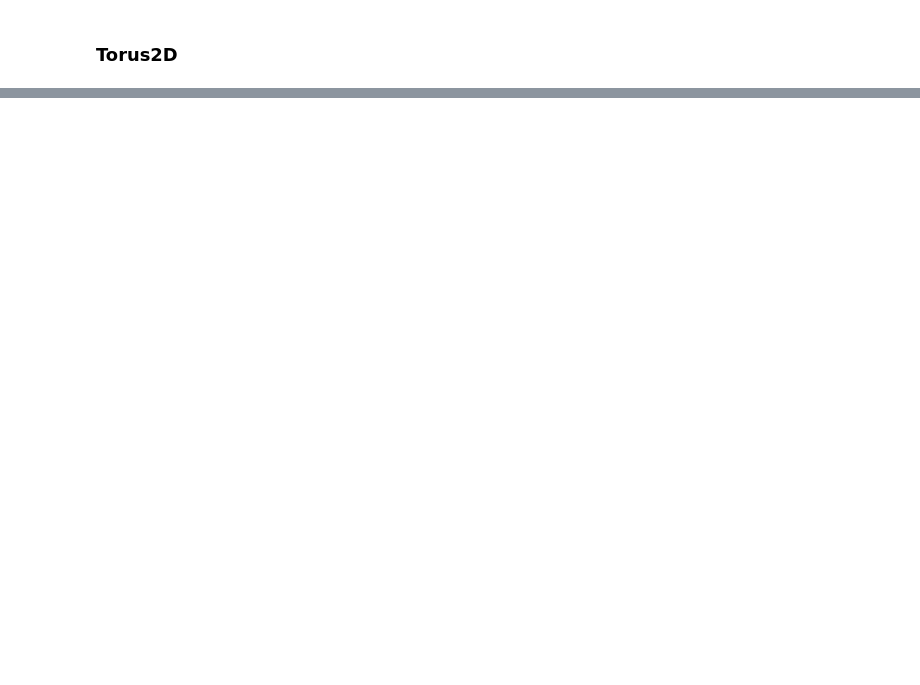
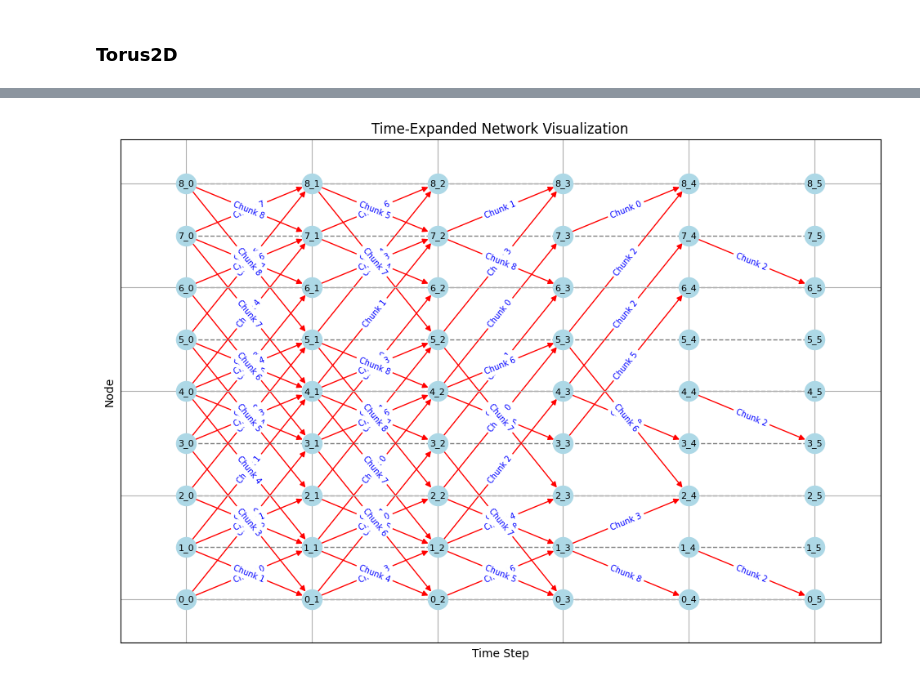
Before and after one commit to manishdash123/APEX_HML_Project, a Jupyter notebook: visualizer.ipynb, the cells around one changed output, grey strips where cells are left out. Cells and saved outputs as stored; diff of their text form; code cells hidden in the pictures; blank space fills up the shorter version.

```diff
--- a/visualizer.ipynb
+++ b/visualizer.ipynb
@@ -1089,0 +1126,91 @@ update_plot(current_timestep)
+# %%
+import networkx as nx
+import matplotlib.pyplot as plt
+
+flow_data = [
+    (0, 0, 0, 1), (0, 0, 0, 3), (0, 1, 1, 0), (0, 1, 1, 2), (0, 1, 1, 4),
+    (0, 2, 2, 1), (0, 2, 2, 5), (0, 3, 3, 0), (0, 3, 3, 4), (0, 3, 3, 6),
+    (0, 4, 4, 1), (0, 4, 4, 3), (0, 4, 4, 5), (0, 4, 4, 7), (0, 5, 5, 2),
+    (0, 5, 5, 4), (0, 5, 5, 8), (0, 6, 6, 3), (0, 6, 6, 7), (0, 7, 7, 4),
+    (0, 7, 7, 6), (0, 7, 7, 8), (0, 8, 8, 5), (0, 8, 8, 7), (1, 3, 0, 1),
+    (1, 1, 0, 3), (1, 4, 1, 0), (1, 0, 1, 2), (1, 0, 1, 4), (1, 5, 2, 1),
+    (1, 1, 2, 5), (1, 6, 3, 0), (1, 6, 3, 4), (1, 0, 3, 6), (1, 7, 4, 1),
+    (1, 7, 4, 3), (1, 3, 4, 5), (1, 1, 4, 7), (1, 8, 5, 2), (1, 8, 5, 4),
+    (1, 4, 5, 8), (1, 3, 6, 7), (1, 4, 7, 6), (1, 6, 7, 8), (1, 7, 8, 5),
+    (1, 5, 8, 7), (2, 6, 0, 1), (2, 5, 1, 0), (2, 4, 1, 2), (2, 2, 1, 4),
+    (2, 8, 2, 1), (2, 0, 2, 5), (2, 7, 3, 0), (2, 1, 3, 6), (2, 5, 4, 3),
+    (2, 6, 4, 5), (2, 0, 4, 7), (2, 7, 5, 2), (2, 3, 5, 8), (2, 8, 7, 6),
+    (2, 1, 7, 8), (3, 8, 1, 0), (3, 3, 1, 2), (3, 5, 3, 6), (3, 8, 4, 3),
+    (3, 2, 4, 7), (3, 6, 5, 2), (3, 2, 5, 8), (3, 0, 7, 8), (4, 2, 1, 0),
+    (4, 2, 4, 3), (4, 2, 7, 6)
+]
+
+# Extract unique time steps, nodes, and chunk IDs
+time_steps = sorted(set(t for t, _, _, _ in flow_data))
+nodes = sorted(set(n for _, _, n, _ in flow_data) | set(n for _, _, _, n in flow_data))
+chunk_ids = sorted(set(c for _, c, _, _ in flow_data))
+
+G = nx.DiGraph()
+
+# Add temporal nodes
+for t in time_steps + [max(time_steps) + 1]:  # Include the last time step for destinations
+    for n in nodes:
+        G.add_node(f"{n}_{t}", node=n, time=t)
+
+# Add edges based on flow_data
+for t, chunk_id, src, dst in flow_data:
+    G.add_edge(f"{src}_{t}", f"{dst}_{t+1}", chunk=chunk_id)
+
+# Add holding edges
+for t in time_steps:
+    for n in nodes:
+        G.add_edge(f"{n}_{t}", f"{n}_{t+1}", hold=True)
+
+# Set positions: Time on x-axis, Node ID on y-axis
+pos = {}
+for node in G.nodes():
+    n, t = node.split('_')
+    pos[node] = (int(t), int(n))
+
+# Draw nodes
+plt.figure(figsize=(12, 8))
+nx.draw_networkx_nodes(G, pos, node_size=300, node_color='lightblue')
+
+# Draw edges
+edges = G.edges(data=True)
+edge_colors = ['red' if 'chunk' in data else 'gray' for _, _, data in edges]
+edge_styles = ['solid' if 'chunk' in data else 'dashed' for _, _, data in edges]
+
+# Separate edge lists based on style
+chunk_edges = [(u, v) for u, v, data in edges if 'chunk' in data]
+hold_edges = [(u, v) for u, v, data in edges if 'hold' in data]
+
+# Draw chunk movement edges
+nx.draw_networkx_edges(
+    G, pos, edgelist=chunk_edges, edge_color='red', style='solid', arrows=True
+)
+
+# Draw holding edges
+nx.draw_networkx_edges(
+    G, pos, edgelist=hold_edges, edge_color='gray', style='dashed', arrows=False
+)
+
+# Draw labels
+nx.draw_networkx_labels(G, pos, font_size=8)
+
+# Annotate edges with chunk IDs
+edge_labels = {}
+for u, v, data in edges:
+    if 'chunk' in data:
+        edge_labels[(u, v)] = f"Chunk {data['chunk']}"
+nx.draw_networkx_edge_labels(G, pos, edge_labels=edge_labels, font_color='blue', font_size=7)
+
+# Set plot labels and title
+plt.xlabel('Time Step')
+plt.ylabel('Node')
+plt.title('Time-Expanded Network Visualization')
+plt.grid(True)
+plt.axis('on')
+plt.show()
+# %% [output]
+[figure, added]
```
Also changed, not shown: parts of 9 cells of this notebook, 12 other files.
